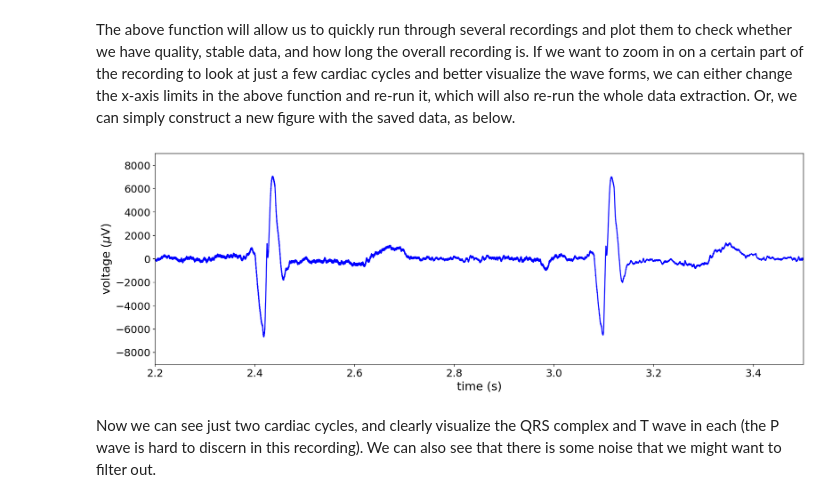
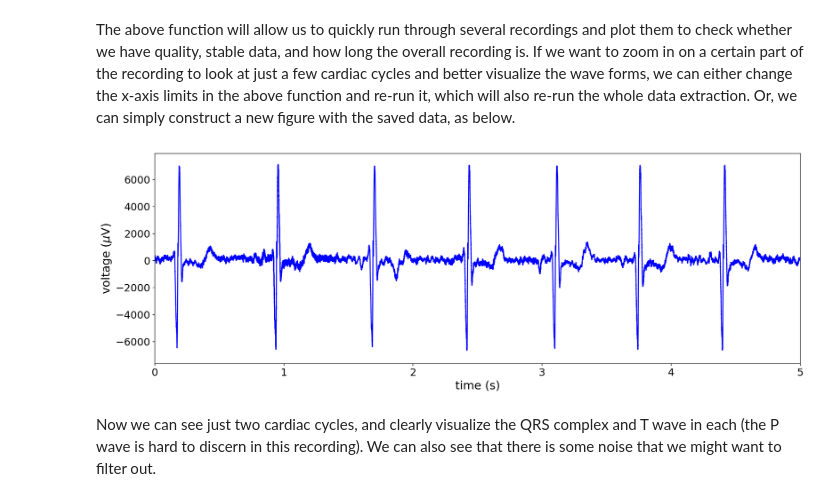
Before and after one commit to emckiernan/electrocardiogram_analysis, a Jupyter notebook: courseEnglish/01-analysisBasics/01-Basics.ipynb, the cells around one changed output. Drawn from its saved outputs; the diff is of its cells as text; code cells hidden in the pictures.

Commit message:
Update data and Lesson 1

```diff
--- a/courseEnglish/01-analysisBasics/01-Basics.ipynb
+++ b/courseEnglish/01-analysisBasics/01-Basics.ipynb
@@ -85,7 +85,7 @@ def ECG(file, graph):
 # %% [markdown]
 Now we can run the above function on one of the test files in the data folder. With graph=1, it will also plot the ECG recording.
 # %%
-xx = ECG(file='../../data/S10_ECG_resting.wav', graph=1)
+xx = ECG(file='../../data/S10_rest.wav', graph=1)
 # %% [output]
 The recording has 1 channel(s).
 The sampling rate of the recording is 10000 Hz.
@@ -95,13 +95,13 @@ The above function will allow us to quickly run through several recordings and p
 # %%
 plt.figure(figsize=(18,6))
 plt.plot(xx['timeECG'],xx['waveData'], 'b')
-plt.xlim(2.2,3.5)
-plt.ylim(-9000,9000)
+plt.xlim(0,5)
+#plt.ylim(-9000,9000)
 plt.xlabel(r'time (s)')
 plt.ylabel(r'voltage ($\mu$V)')
 plt.show()
 # %% [output]
-[figure, old version]
+[figure, new version]
 # %% [markdown]
 Now we can see just two cardiac cycles, and clearly visualize the QRS complex and T wave in each (the P wave is hard to discern in this recording). We can also see that there is some noise that we might want to filter out.
 # %% [markdown]
```
Also changed, not shown: parts of 1 cell of this notebook, 6 other files.
